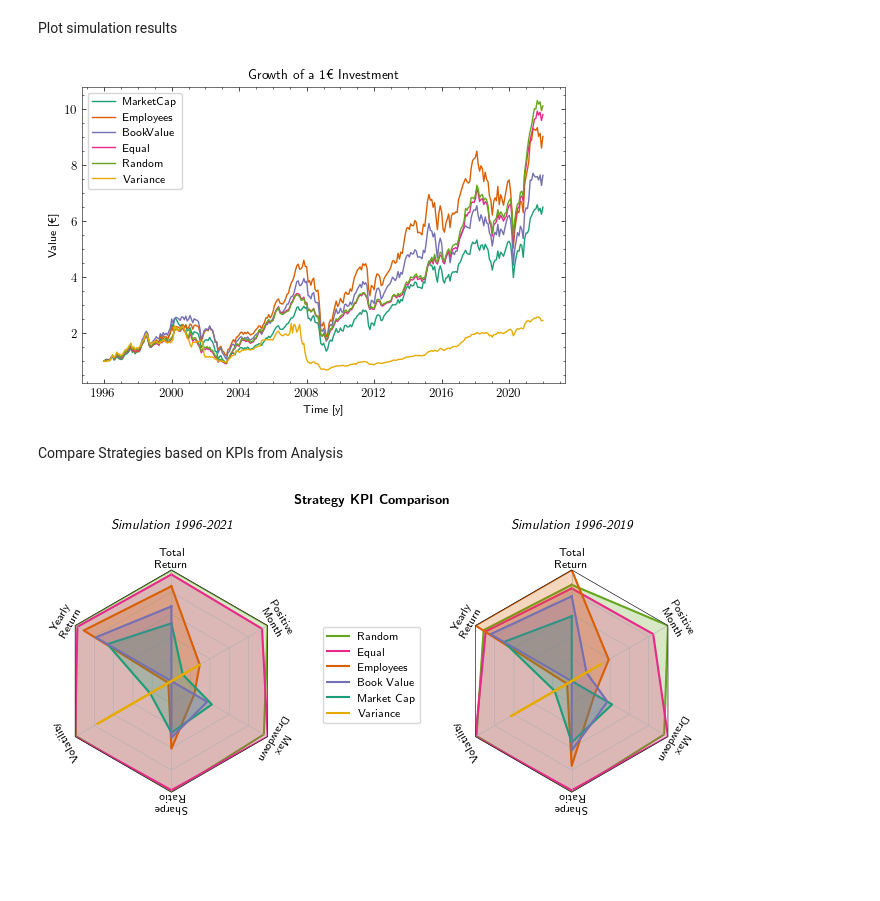
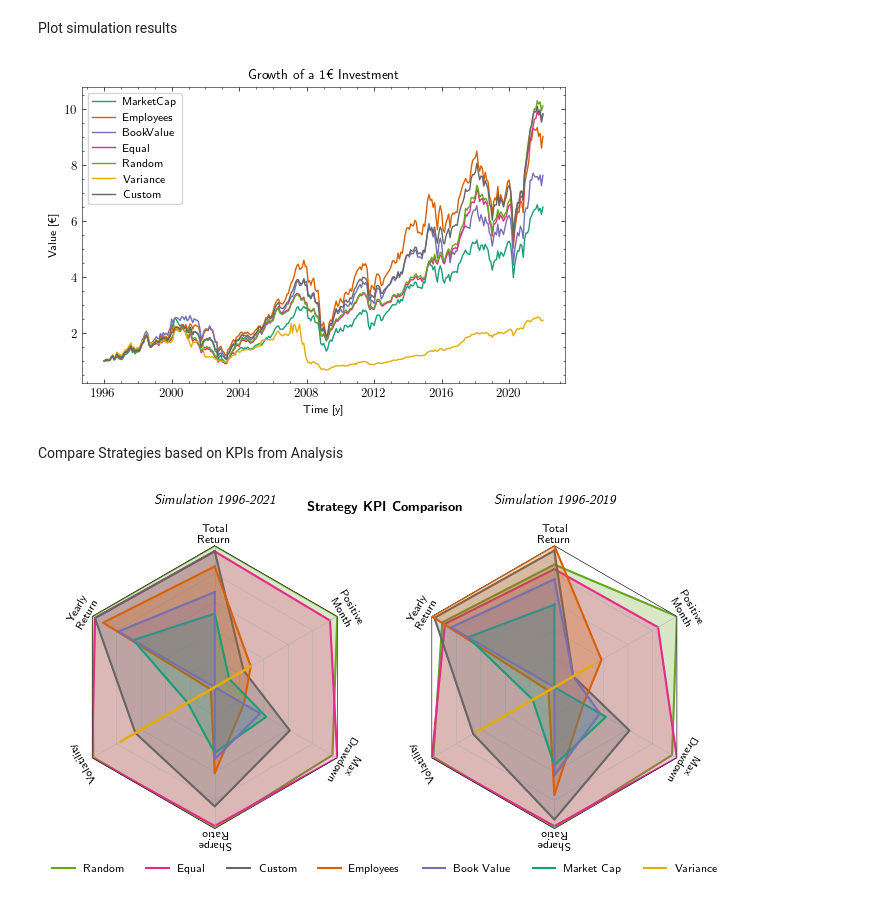
Before and after one commit to Mov0/FDS_Smart_Betas, a Jupyter notebook: 4_Figures.ipynb, the cells around one changed output. Drawn from its saved outputs; the diff is of its cells as text; code cells hidden in the pictures; blank space fills up the shorter version.

Commit message:
Implemented Custom strategy

```diff
--- a/4_Figures.ipynb
+++ b/4_Figures.ipynb
@@ -181,7 +181,7 @@ plt.savefig('Figures/ReturnsComparison.pdf', pad_inches = .1, bbox_inches = 'tig
 Plot simulation results
 # %%
 # Plot results
-df_results = pd.read_pickle("UsableData/Results.pkl")
+df_results = pd.read_pickle("UsableData/ResultsCustom.pkl")
 
 fig = plt.figure(figsize = (fig_width, fig_height))
 
@@ -191,16 +191,17 @@ plt.plot(df_results["Book Value"], label="BookValue", color=colors[2])
 plt.plot(df_results["Equal"], label="Equal", color=colors[3])
 plt.plot(df_results["Random"], label="Random", color=colors[4])
 plt.plot(df_results["Variance"], label="Variance", color=colors[5])
+plt.plot(df_results["Custom"], label="Custom", color=colors[7])
 
 plt.title("Growth of a 1€ Investment")
 plt.ylabel("Value [€]")
 plt.xlabel("Time [y]")
 plt.legend()
 
-plt.savefig('Figures/Results.png', pad_inches = .1, bbox_inches = 'tight', dpi=DPI)
-plt.savefig('Figures/Results.pdf', pad_inches = .1, bbox_inches = 'tight')
+plt.savefig('Figures/ResultsCustom.png', pad_inches = .1, bbox_inches = 'tight', dpi=DPI)
+plt.savefig('Figures/ResultsCustom.pdf', pad_inches = .1, bbox_inches = 'tight')
 # %% [output]
-[figure, old version]
+[figure, new version]
 # %% [markdown]
 Compare Strategies based on KPIs from Analysis
 # %%
@@ -328,15 +329,16 @@ df_analysis2019 = df_analysis2019.T
 df_analysis2019.loc["Total"] = df_analysis2019.sum()
 df_analysis2019 = df_analysis2019.sort_values(by=["Total"], ascending=False, axis=1)
 df_analysis2019.drop(["Total"], inplace=True)
+# %%
+N = len(df_analysis.index)
+atr = {"Random": [colors[4], 0], "Equal": [colors[3], 1], "Custom": [colors[7], 2], "Employees": [colors[1], 3], "Market Cap": [colors[0], 4], "Book Value": [colors[2], 5], "Variance": [colors[5], 6]}
+spoke_labels = ['Total\nReturn', 'Yearly\nReturn', 'Volatility', 'Sharpe\nRatio', 'Max\nDrawdown', 'Positive\nMonth']
 # %%
-N = len(df_analysis.index)
 theta = radar_factory(N, frame='polygon')
-# atr = {"Random": [colors[2], 0], "Equal": [colors[4], 1], "Employees": [colors[6], 2], "Market Cap": [colors[8], 3], "Book Value": [colors[0], 4], "Variance": [colors[12], 5]}
-atr = {"Random": [colors[4], 0], "Equal": [colors[3], 1], "Employees": [colors[1], 2], "Market Cap": [colors[0], 3], "Book Value": [colors[2], 4], "Variance": [colors[5], 5]}
-spoke_labels = ['Total\nReturn', 'Yearly\nReturn', 'Volatility', 'Sharpe\nRatio', 'Max\nDrawdown', 'Positive\nMonth']
 
 fig, axes = plt.subplots(figsize=(fig_width, fig_height), subplot_kw=dict(projection='radar'), nrows=1, ncols=2)
-fig.subplots_adjust(left=0, right=1, wspace=0.8)
+# fig.subplots_adjust(left=0, right=1, wspace=0.8)
+fig.subplots_adjust(left=0, right=1, top=0.87, bottom=0.13)
 
 ax1 = axes[0]
 ax2 = axes[1]
@@ -356,34 +358,35 @@ for label, angle in zip(ax1.get_xticklabels(), thetatick_locs):
     x,y = label.get_position()
     lab = ax1.text(x,y, label.get_text(), transform=label.get_transform(),
                   ha=label.get_ha(), va=label.get_va())
     lab.set_rotation(angle)
 ax1.set_xticklabels([])
 ax1.set_ylim([0, 5])
 
 # Up to 2019
 ax2.set_rgrids(np.linspace(start=1, stop=5, num=5))
 ax2.set_yticklabels([])
 ax2.set_title("\\textit{Simulation 1996-2019}", ha='center', pad=30)
 
 for strategy in df_analysis2019.columns:
     line = ax2.plot(theta, df_analysis2019[strategy].values.tolist(), label=strategy, color=atr[strategy][0], linewidth=1.5, zorder=atr[strategy][1])
     ax2.fill(theta, df_analysis2019[strategy].values.tolist(), alpha=0.25, color=atr[strategy][0], zorder=atr[strategy][1])
 ax2.set_varlabels(spoke_labels)
 # Rotate Labels
 ax2.xaxis.set_tick_params(pad=1)
 thetatick_locs = np.linspace(0, 360, 6, endpoint=False)
 for label, angle in zip(ax2.get_xticklabels(), thetatick_locs):
     x,y = label.get_position()
     lab = ax2.text(x,y, label.get_text(), transform=label.get_transform(),
                   ha=label.get_ha(), va=label.get_va())
     lab.set_rotation(angle)
 ax2.set_xticklabels([])
 ax2.set_ylim([0, 5])
 
 handles, labels = plt.gca().get_legend_handles_labels()
-fig.legend(handles, labels, loc="center", bbox_to_anchor=[0.5, 0.51])
+# fig.legend(handles, labels, loc="center", bbox_to_anchor=[0.5, 0.51])
+fig.legend(handles, labels, loc="lower center", ncol=len(df_analysis.columns), frameon=False)
 fig.suptitle("\\textbf{Strategy KPI Comparison}")
-plt.savefig('Figures/Analysis.png', pad_inches = .1, bbox_inches = "tight", dpi=DPI)
-plt.savefig('Figures/Analysis.pdf', pad_inches = .1, bbox_inches = "tight")
+plt.savefig('Figures/AnalysisCustom.png', pad_inches = .1, bbox_inches = "tight", dpi=DPI)
+plt.savefig('Figures/AnalysisCustom.pdf', pad_inches = .1, bbox_inches = "tight")
 # %% [output]
-[figure, old version]
+[figure, new version]
```
Also changed, not shown: parts of 1 cell of this notebook, 16 other files.
